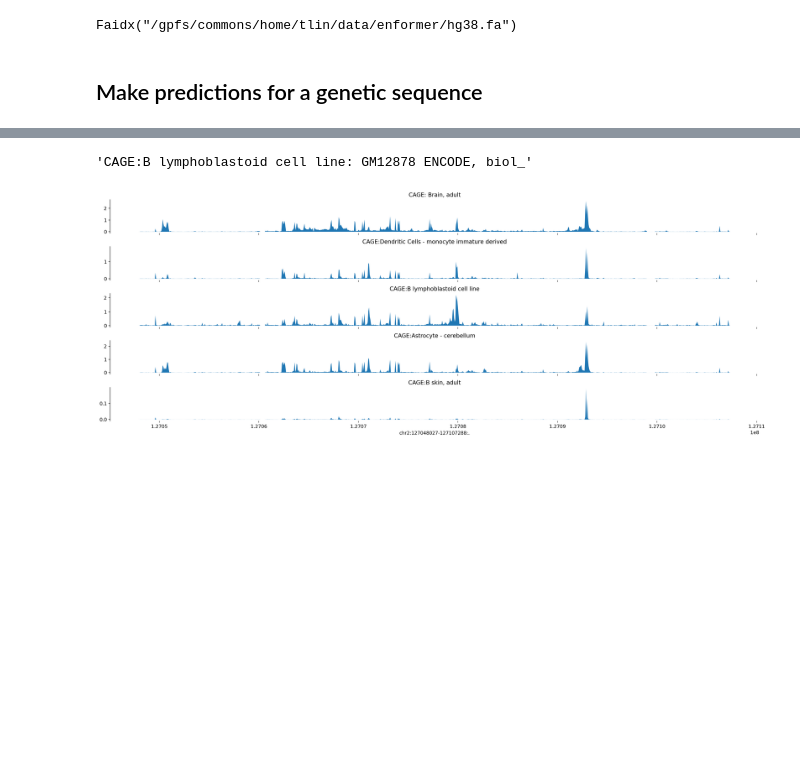
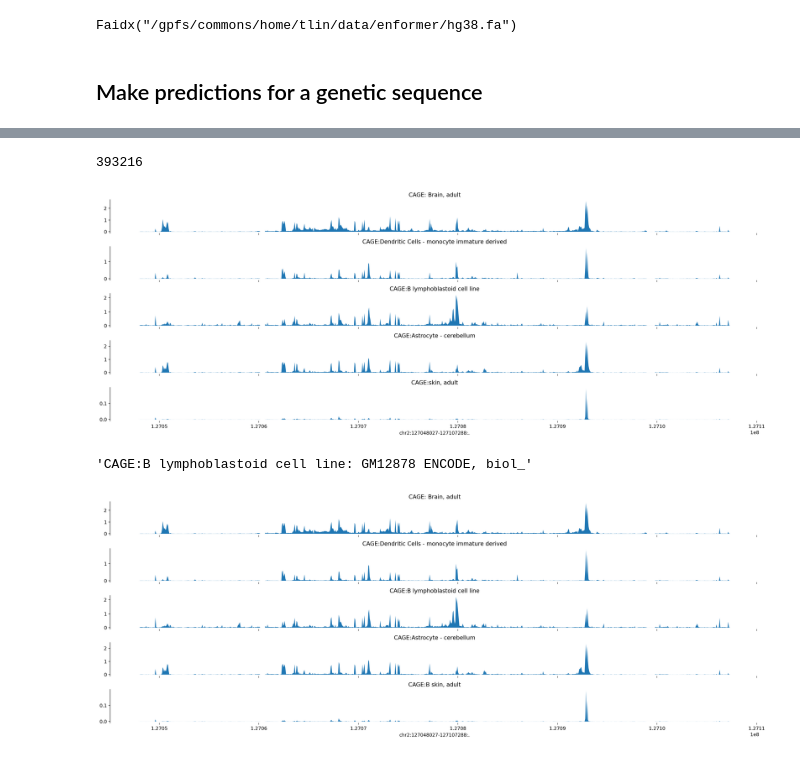
Before and after one commit to teresa-sansan/ADSP_polyfun, a Jupyter notebook: enformer/Enformer.ipynb, the cells around one changed output, grey strips where cells are left out. Saved outputs shown, nothing was run; the diff lists cells and outputs as text; code cells hidden in the pictures; blank space fills up the shorter version.

Commit message:
add function for plotting

```diff
--- a/enformer/Enformer.ipynb
+++ b/enformer/Enformer.ipynb
@@ -216,6 +217,38 @@ To enable them in other operations, rebuild TensorFlow with the appropriate comp
 target_interval = kipoiseq.Interval('chr2', 127_048_027, 127_107_288)  # @param
 sequence_one_hot = one_hot_encode(fasta_extractor.extract(target_interval.resize(SEQUENCE_LENGTH)))
 predictions = model.predict_on_batch(sequence_one_hot[np.newaxis])['human'][0]
+# %%
+## make this a function
+model = Enformer(model_path)
+SEQUENCE_LENGTH = 393216
+def prediction (chr_num, start, end):
+    #chr_num, start, end = str(chr_num), str(start), str(end)
+    if("," in start):
+        start = start.replace(",","_")
+        end = end.replace(",","_")
+        SEQUENCE_LENGTH = int(end.replace("_","")) - int(start.replace("_",""))
+    else:
+        SEQUENCE_LENGTH = int(end.replace(",","")) - int(start.replace(",",""))
+    SEQUENCE_LENGTH = 393216
+    target_interval = kipoiseq.Interval(chr_num, int(start), int(end))
+    sequence_one_hot = one_hot_encode(fasta_extractor.extract(target_interval.resize(SEQUENCE_LENGTH)))
+    predictions = model.predict_on_batch(sequence_one_hot[np.newaxis])['human'][0]
+
+    tracks = {'CAGE: Brain, adult':  np.log10(1 + predictions[:, 4680]),
+          'CAGE:Dendritic Cells - monocyte immature derived': np.log10(1 + predictions[:, 4761]),
+          'CAGE:B lymphoblastoid cell line': np.log10(1 + predictions[:, 5110]),
+          'CAGE:Astrocyte - cerebellum': np.log10(1 + predictions[:, 4873]),
+          'CAGE:skin, adult': np.log10(1 + predictions[:, 4970])}
+
+
+    print(SEQUENCE_LENGTH)
+    plot_tracks(tracks, target_interval)
+    return(predictions)
+# %%
+test = prediction('chr2', '127_048_027', '127_107_288')
+# %% [output]
+393216
+[figure, added]
 # %%
 pd.set_option('display.max_colwidth', -1)
 df_targets.iloc[5110].description
```
Also changed, not shown: parts of 11 cells of this notebook.
